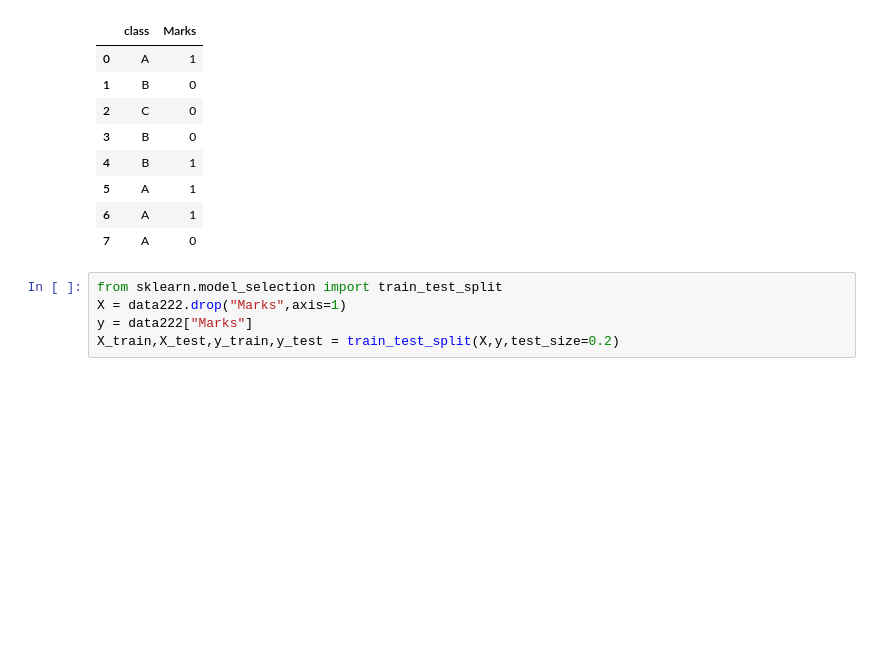
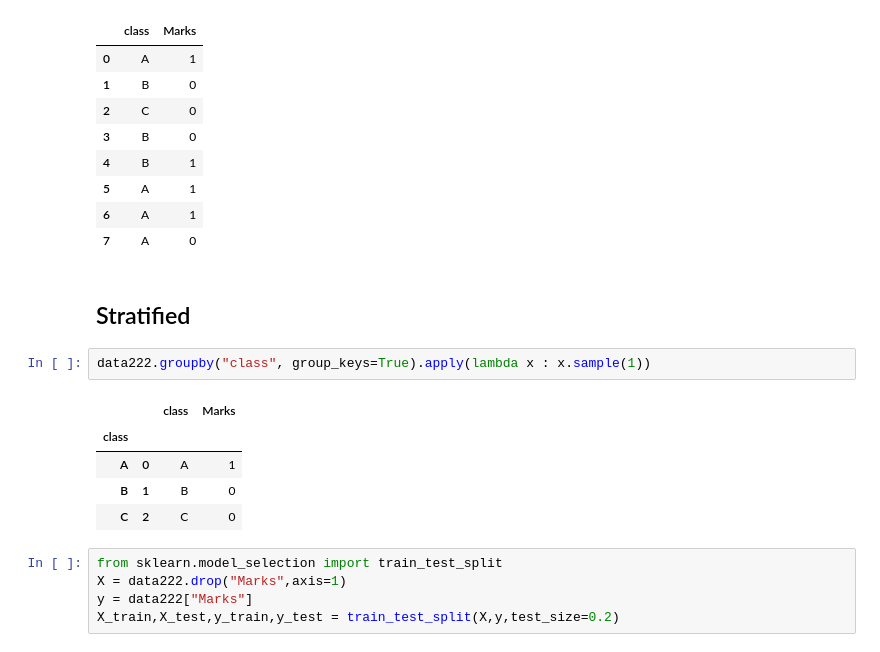
Before and after one commit to faisallshaikh/end_to_end_DoorDash, a Jupyter notebook: rough_files/rough.ipynb, the cells around one changed output. Cells and saved outputs as stored; diff of their text form; blank space fills up the shorter version.

```diff
--- a/rough_files/rough.ipynb
+++ b/rough_files/rough.ipynb
@@ -394,6 +397,16 @@ data222
 | 5 | A | 1 |
 | 6 | A | 1 |
 | 7 | A | 0 |
+# %% [markdown]
+## Stratified
+# %%
+data222.groupby("class", group_keys=True).apply(lambda x : x.sample(1))
+# %% [output]
+|  |  | class | Marks |
+| class |  |  |  |
+| A | 0 | A | 1 |
+| B | 1 | B | 0 |
+| C | 2 | C | 0 |
 # %%
 from sklearn.model_selection import train_test_split
 X = data222.drop("Marks",axis=1)
```
Also changed, not shown: parts of 16 cells of this notebook, 2 other files.
